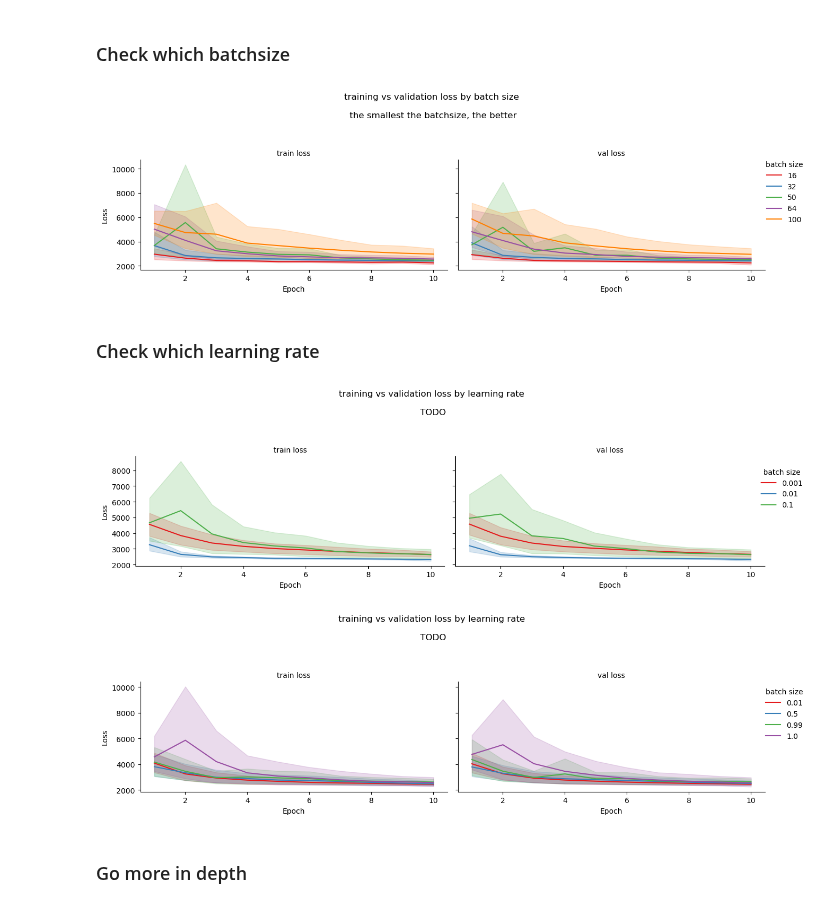
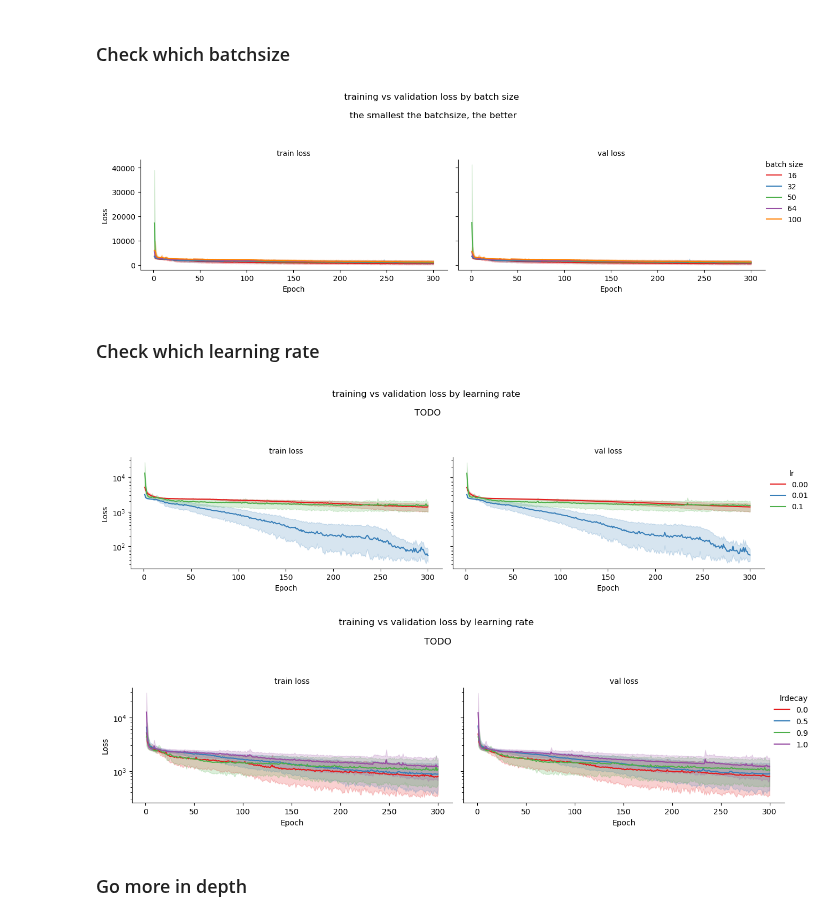
Before and after one commit to luisas/fl4tsf, a Jupyter notebook: analysis/02_centralized_training.ipynb, the cells around one changed output. Saved outputs shown, nothing was run; the diff lists cells and outputs as text; code cells hidden in the pictures.

Commit message:
Explore visualisation

```diff
--- a/analysis/02_centralized_training.ipynb
+++ b/analysis/02_centralized_training.ipynb
@@ -15,7 +15,7 @@ import os
 # set cwd
 os.chdir("/Users/luisa/Desktop/nygc/cluster/projects/fl4tsf/analysis")
 
-centralized_training_loss = glob.glob(f"../results_centralized/**/centralized_training/**/loss_per_epoch.csv", recursive=True)
+centralized_training_loss = glob.glob(f"../results_centralized_hyperparam/**/centralized_training/**/loss_per_epoch.csv", recursive=True)
 print(f"Found {len(centralized_training_loss)} files")
 # %% [output]
 Found 60 files
@@ -100,9 +100,11 @@ g.add_legend(title="batch size")
 g._legend.set_bbox_to_anchor((1.05, 0.5))
 g.fig.suptitle("training vs validation loss by batch size \n\n the smallest the batchsize, the better \n\n", fontsize=12)
 plt.tight_layout()
+# log scale y axis
+
 plt.show()
 # %% [output]
-[figure, old version]
+[figure, new version]
 # %% [markdown]
 ### Check which learning rate
 # %%
@@ -118,32 +120,36 @@ g.map_dataframe(
 
 g.set_axis_labels("Epoch", "Loss")
 g.set_titles(col_template="{col_name} loss")
-g.add_legend(title="batch size")
+g.add_legend(title="lr")
 g._legend.set_bbox_to_anchor((1.05, 0.5))
 g.fig.suptitle("training vs validation loss by learning rate \n\n TODO \n\n", fontsize=12)
 plt.tight_layout()
+# plot log scale y axis
+plt.yscale('log')
 plt.show()
 # %% [output]
-[figure, old version]
+[figure, new version]
 # %%
 g = sns.FacetGrid(df_loss_long, col="type", height=4, aspect=1.5, sharey=True)
 
 g.map_dataframe(
     sns.lineplot,
     x="epoch",
     y="loss",
     hue="lrdecay",
     palette="Set1"
 )
 
 g.set_axis_labels("Epoch", "Loss")
 g.set_titles(col_template="{col_name} loss")
-g.add_legend(title="batch size")
-g._legend.set_bbox_to_anchor((1.05, 0.5))
+g.add_legend(title="lrdecay")
+g._legend.set_bbox_to_anchor((1.02, 0.5))
 g.fig.suptitle("training vs validation loss by learning rate \n\n TODO \n\n", fontsize=12)
 plt.tight_layout()
+# plot log scale y axis
+plt.yscale('log')
 plt.show()
 # %% [output]
-[figure, old version]
+[figure, new version]
 # %% [markdown]
 ### Go more in depth
```
Also changed, not shown: parts of 4 cells of this notebook, 18 other files.
